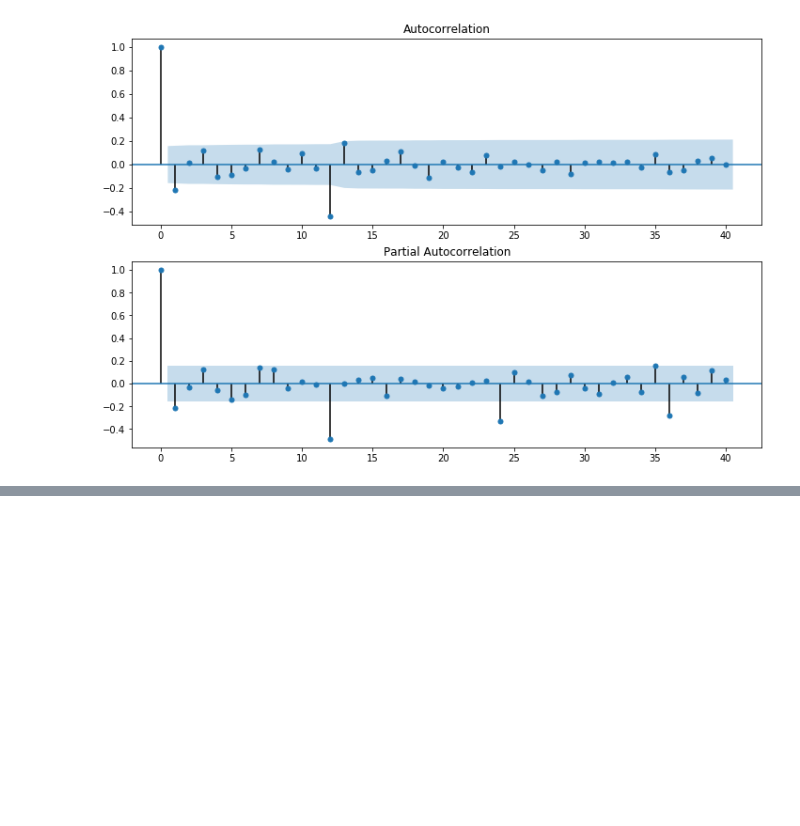
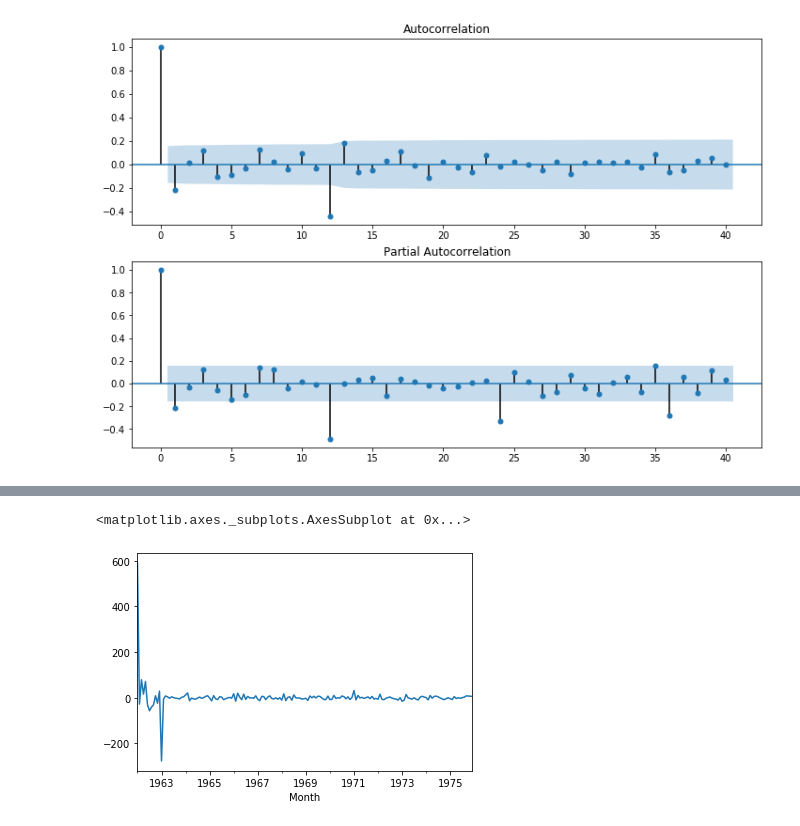
Before and after one commit to fagan2888/udemy-python-for-finance, a Jupyter notebook: time_series_analysis.ipynb, the cells around one changed output, grey strips where cells are left out. Saved outputs shown, nothing was run; the diff lists cells and outputs as text; code cells hidden in the pictures; blank space fills up the shorter version.

Commit message:
feat: construct the seasonal ARIMA model and perform time series forecasting

```diff
--- a/time_series_analysis.ipynb
+++ b/time_series_analysis.ipynb
@@ -579,0 +610,7 @@ fig = sm.graphics.tsa.plot_pacf(milk_production['Seasonal first difference'].ilo
+# %%
+# For seasonal data
+model = sm.tsa.statespace.SARIMAX(milk_production['Milk in pounds per cow'],
+                                  order=(0, 1, 0),
+                                  seasonal_order=(1, 1, 1, 12))
+results = model.fit()
+print(results.summary())
@@ -579,0 +635,5 @@ fig = sm.graphics.tsa.plot_pacf(milk_production['Seasonal first difference'].ilo
+# %%
+results.resid.plot()
+# %% [output]
+<matplotlib.axes._subplots.AxesSubplot at 0x...>
+[figure, added]
```
Also changed, not shown: parts of 24 cells of this notebook.
